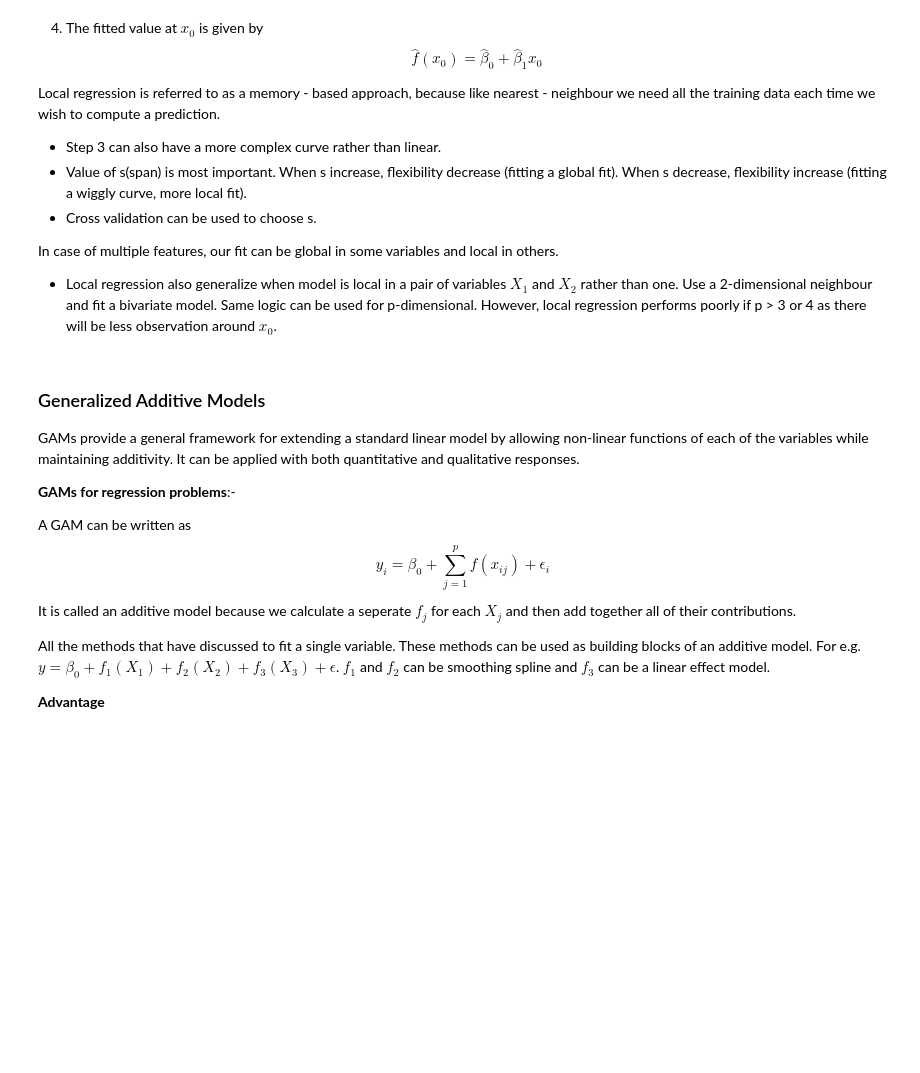
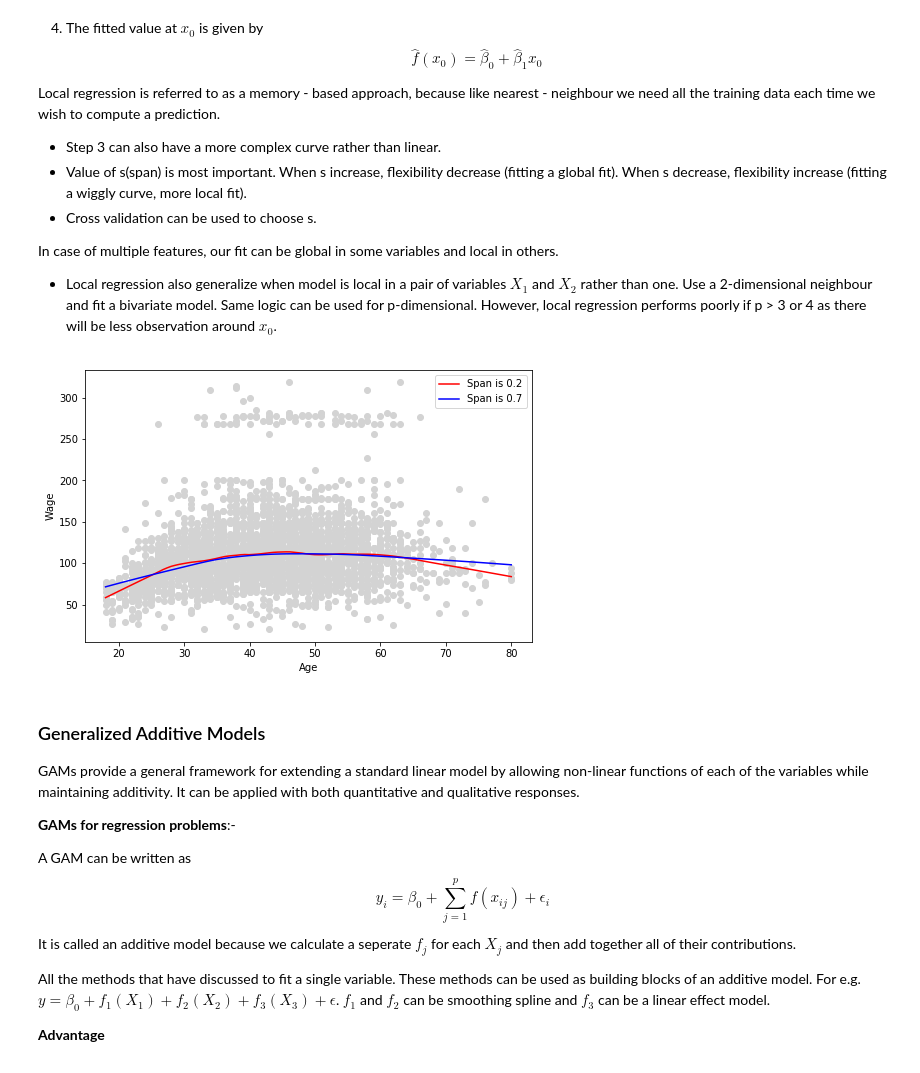
Before and after one commit to atystats/ISLR_Notes_codes, a Jupyter notebook: Chapter 7.ipynb, the cells around one changed output. Drawn from its saved outputs; the diff is of its cells as text; code cells hidden in the pictures; blank space fills up the shorter version.

```diff
--- a/Chapter 7.ipynb
+++ b/Chapter 7.ipynb
@@ -470,6 +471,35 @@ Local regression is referred to as a memory - based approach, because like neare
 In case of multiple features, our fit can be global in some variables and local in others.
 
 * Local regression also generalize when model is local in a pair of variables $X_1$ and $X_2$ rather than one. Use a 2-dimensional neighbour and fit a bivariate model. Same logic can be used for p-dimensional. However, local regression performs poorly if p > 3 or 4 as there will be less observation around $x_0$.
+# %%
+# Local linear regression
+X = np.array(Wage["age"])
+y = np.array(Wage["wage"])
+lowess = sm.nonparametric.lowess
+model_20 = lowess(y,X,frac=2./10.,it=3, return_sorted = True) # model with span 0.2
+model_70 = lowess(y,X,frac=7./10.,it=3, return_sorted = True) # model with span 0.7
+
+lowess_x_20 = list(zip(*model_20))[0] # X matrix sorted on y
+lowess_y_20 = list(zip(*model_20))[1] # fitted value of y
+
+lowess_x_70 = list(zip(*model_70))[0] # X matrix sorted on y
+lowess_y_70 = list(zip(*model_70))[1] # fitted value of y
+
+f_20 = interp1d(lowess_x_20, lowess_y_20, bounds_error=False) # fitting a curve using the fitted value of y
+f_70 = interp1d(lowess_x_70, lowess_y_70, bounds_error=False) # fitting a curve using the fitted value of y
+
+age_lin = np.linspace(min(Wage.age), max(Wage.age), 100)
+
+plt.figure(figsize = (8,5))
+plt.scatter(Wage.age, Wage.wage, color = "lightgrey")
+plt.plot(age_lin, f_20(age_lin), color = "r", label = "Span is 0.2")
+plt.plot(age_lin, f_70(age_lin), color = "b", label = "Span is 0.7")
+plt.legend()
+plt.xlabel("Age")
+plt.ylabel("Wage")
+plt.show()
+# %% [output]
+[figure, added]
 # %% [markdown]
 ### Generalized Additive Models
 GAMs provide a general framework for extending a standard linear model by allowing non-linear functions of each of the variables while maintaining additivity. It can be applied with both quantitative and qualitative responses.
```
Also changed, not shown: parts of 2 cells of this notebook.
